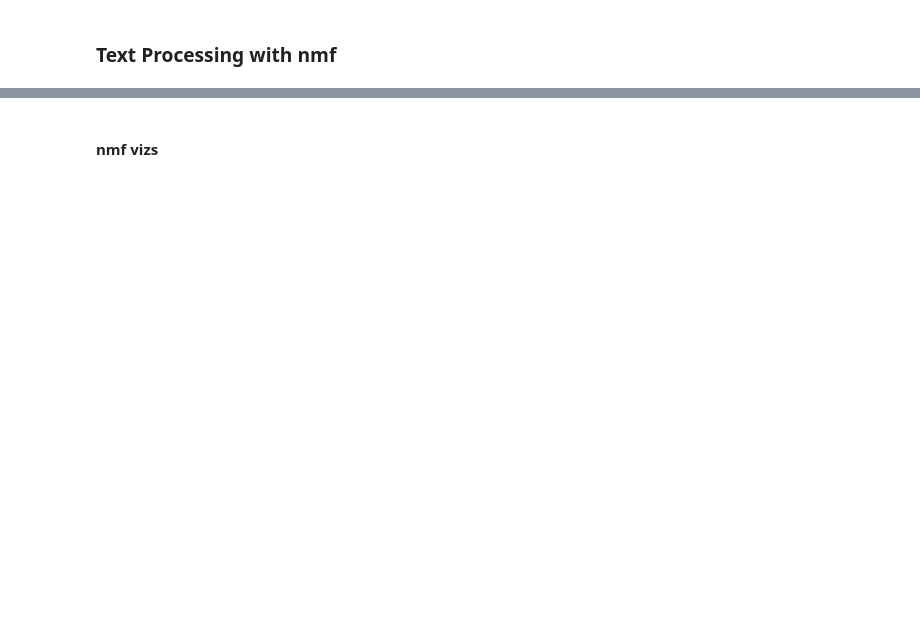
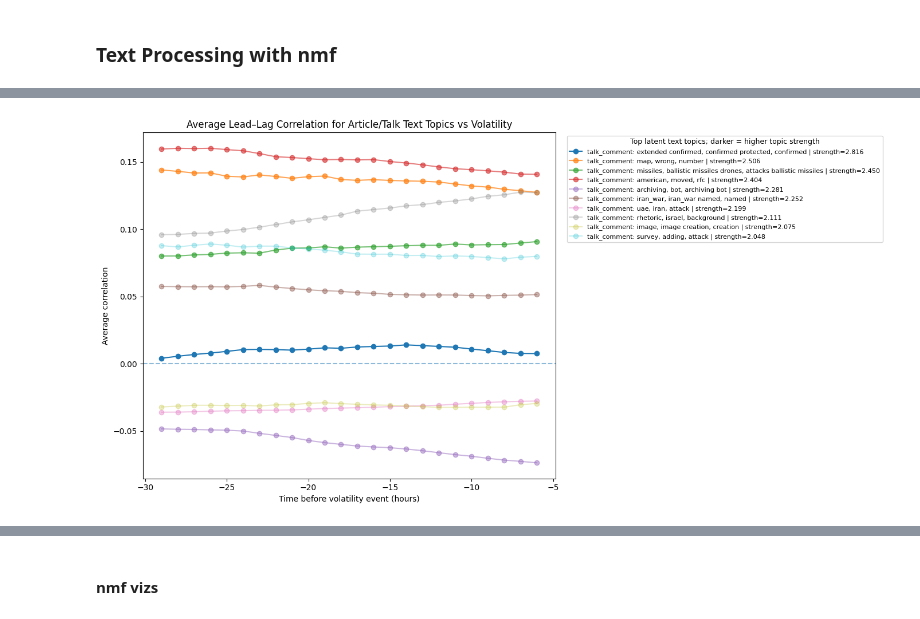
Before and after one commit to tallywiesenberg/thinking-bee, a Jupyter notebook: src/02_directional_alpha.ipynb, the cells around one changed output, grey strips where cells are left out. Saved outputs shown, nothing was run; the diff lists cells and outputs as text; code cells hidden in the pictures; blank space fills up the shorter version.

```diff
--- a/src/02_directional_alpha.ipynb
+++ b/src/02_directional_alpha.ipynb
@@ -300,7 +330,7 @@ import pandas as pd
 
 df = df.loc[:, ~df.columns.duplicated()].copy()
 
-features_to_plot = [col + "_6h" for col in wiki_cols]
+features_to_plot = [col + "_6h" for col in X_cols]
 
 max_lag = 24
 target_horizon = 6
@@ -313,7 +343,7 @@ for feature in features_to_plot:
     for slug, g in df.groupby("market_slug"):
         g = g.sort_values("timestamp").copy()
 
-        target = g["volatility_6h"].shift(-target_horizon)
+        target = g["price"].shift(-target_horizon)
 
         corrs = []
         for lag in range(max_lag):
@@ -488,7 +528,7 @@ for model_name, model_obj in text_models.items():
 
         for slug, g in df.groupby("market_slug"):
             g = g.sort_values("timestamp").copy()
-            target = g["volatility_6h"].shift(-target_horizon)
+            target = g["price"].shift(-target_horizon)
 
             corrs = []
             for lag in range(max_lag):
@@ -503,33 +543,35 @@ for model_name, model_obj in text_models.items():
         label_words = ", ".join(
             get_nmf_topic_keywords(nmf, terms, i, top_n=3)["term"]
         )
         alpha = alpha_from_strength(strengths[i])
 
         plt.plot(
             time_to_event,
             avg_corr,
             marker="o",
             linewidth=1.5,
             alpha=alpha,
             label=f"{model_name}: {label_words} | strength={strengths[i]:.3f}"
         )
 
 plt.axhline(0, linestyle="--", alpha=0.5)
 
 plt.title("Average Lead–Lag Correlation for Article/Talk Text Topics vs Volatility")
 plt.xlabel("Time before volatility event (hours)")
 plt.ylabel("Average correlation")
 
 plt.legend(
     title="Top latent text topics; darker = higher topic strength",
     fontsize=8,
     title_fontsize=9,
     loc="upper left",
     bbox_to_anchor=(1.02, 1)
 )
 
 plt.tight_layout()
 plt.show()
+# %% [output]
+[figure, added]
 # %%
 
 # choose channel + topic
```
Also changed, not shown: parts of 25 cells of this notebook, 3 other files.
